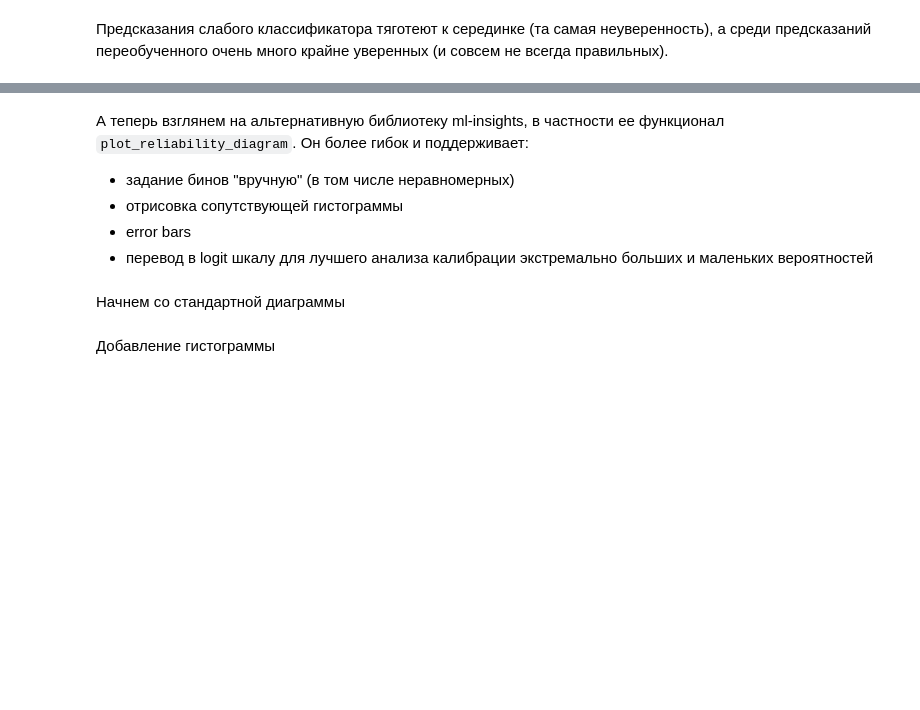
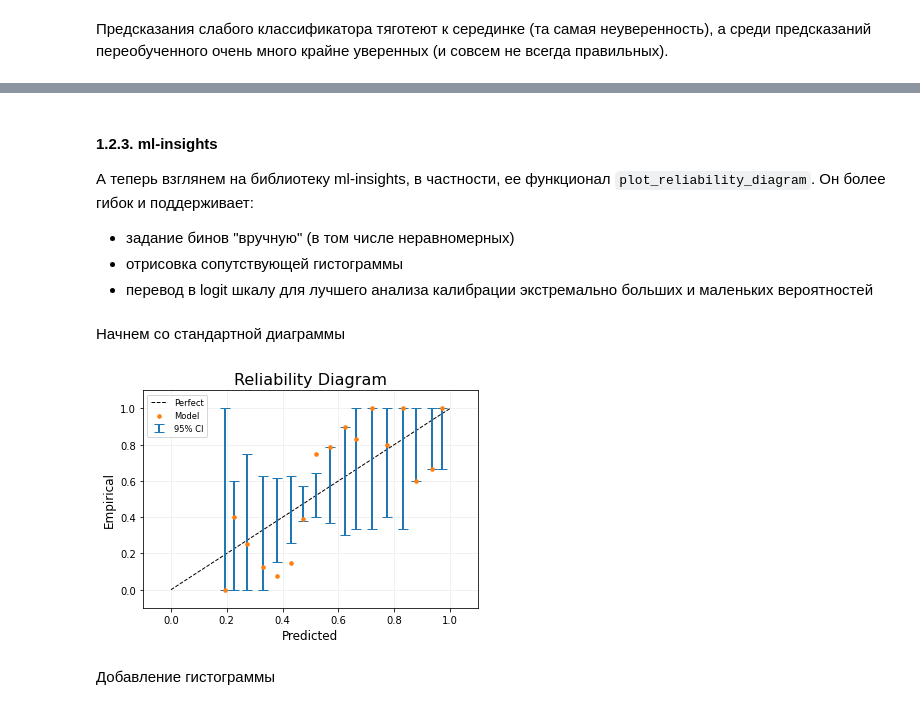
Before and after one commit to hse-ds/iad-intro-ds, a Jupyter notebook: 2023/seminars/sem10_calibration/sem10_calibration.ipynb, the cells around one changed output, grey strips where cells are left out. Saved outputs shown, nothing was run; the diff lists cells and outputs as text; code cells hidden in the pictures; blank space fills up the shorter version.

```diff
--- a/2023/seminars/sem10_calibration/sem10_calibration.ipynb
+++ b/2023/seminars/sem10_calibration/sem10_calibration.ipynb
@@ -344,8 +342,8 @@ plt.show()
 # %% [markdown]
-А теперь взглянем на альтернативную библиотеку ml-insights, в частности ее функционал `plot_reliability_diagram`.  Он более гибок и поддерживает:
+#### 1.2.3. ml-insights
+А теперь взглянем на библиотеку ml-insights, в частности, ее функционал `plot_reliability_diagram`. Он более гибок и поддерживает:
 - задание бинов "вручную" (в том числе неравномерных)
 - отрисовка сопутствующей гистограммы
-- error bars
 - перевод в logit шкалу для лучшего анализа калибрации экстремально больших и маленьких вероятностей
 # %%
 #!pip install ml_insights
@@ -356,7 +354,9 @@ mli.plot_reliability_diagram?
 # %% [markdown]
 Начнем со стандартной диаграммы
 # %%
-# rd = mli.plot_reliability_diagram(y_test, y_pred_proba);  # rd — reliability diagram
+rd = mli.plot_reliability_diagram(y_test, y_pred_proba);  # rd — reliability diagram
+# %% [output]
+[figure, added]
 # %% [markdown]
 Добавление гистограммы
 # %%
```
Also changed, not shown: parts of 60 cells of this notebook.
